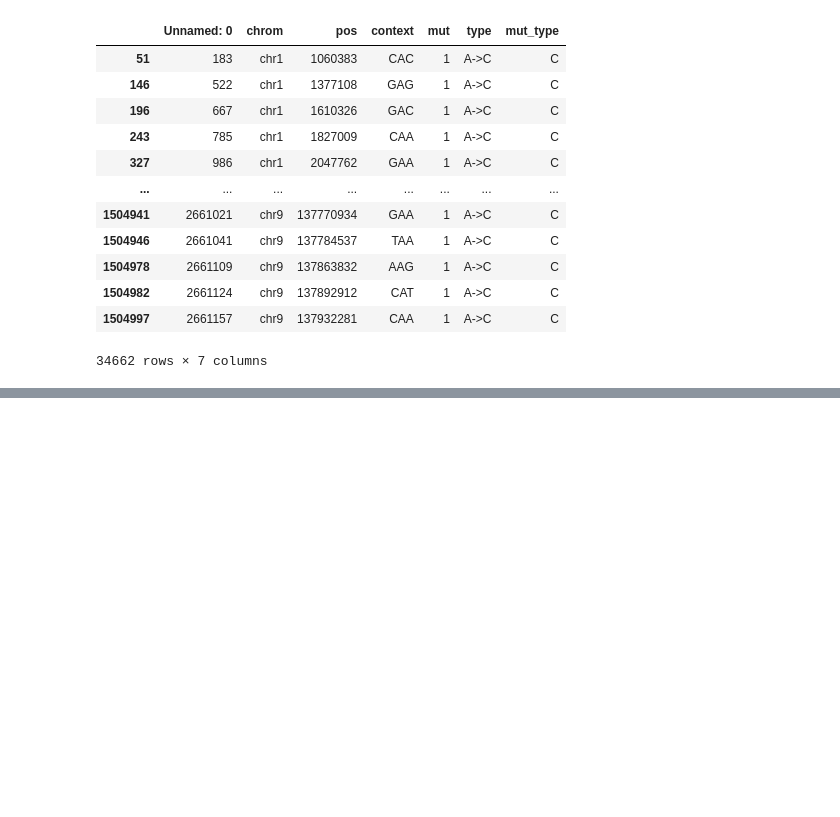
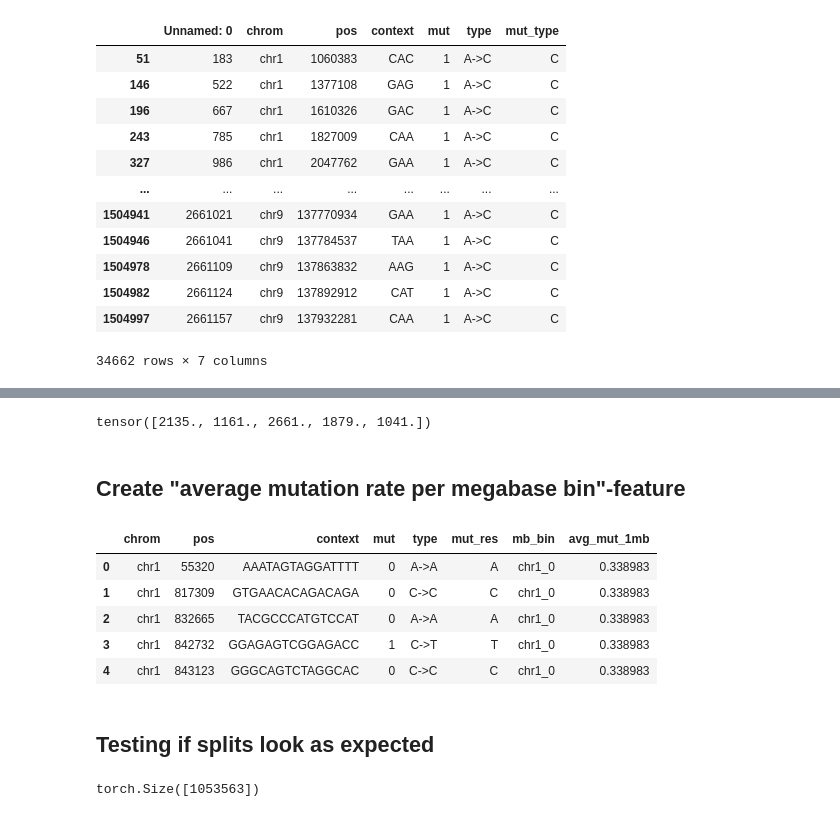
Before and after one commit to grnimrod/mutation-probs-nn, a Jupyter notebook: src/experiments.ipynb, the cells around one changed output, grey strips where cells are left out. Saved outputs shown, nothing was run; the diff lists cells and outputs as text; code cells hidden in the pictures; blank space fills up the shorter version.

```diff
--- a/src/experiments.ipynb
+++ b/src/experiments.ipynb
@@ -329,0 +402,23 @@ df[df["mut_type"] == "C"]
+# %%
+X_region_train[:5]
+# %% [output]
+tensor([2135., 1161., 2661., 1879., 1041.])
+# %% [markdown]
+## Create "average mutation rate per megabase bin"-feature
+# %%
+df = pd.read_csv("/home/grnimrod/MutationAnalysis/Nimrod/data/raw/DNM_15mer_v1.tsv", sep="\t")
+
+df["mut_res"] = df["type"].str[-1]
+
+df["mb_bin"] = df["chrom"] + "_" + (df["pos"] // 1_000_000).astype(str)
+
+df["avg_mut_1mb"] = df.groupby("mb_bin")["mut"].transform("mean")
+# %%
+df.head()
+# %% [output]
+|  | chrom | pos | context | mut | type | mut_res | mb_bin | avg_mut_1mb |
+| 0 | chr1 | 55320 | AAATAGTAGGATTTT | 0 | A->A | A | chr1_0 | 0.338983 |
+| 1 | chr1 | 817309 | GTGAACACAGACAGA | 0 | C->C | C | chr1_0 | 0.338983 |
+| 2 | chr1 | 832665 | TACGCCCATGTCCAT | 0 | A->A | A | chr1_0 | 0.338983 |
+| 3 | chr1 | 842732 | GGAGAGTCGGAGACC | 1 | C->T | T | chr1_0 | 0.338983 |
+| 4 | chr1 | 843123 | GGGCAGTCTAGGCAC | 0 | C->C | C | chr1_0 | 0.338983 |
@@ -329,0 +427,2 @@ df[df["mut_type"] == "C"]
+# %% [markdown]
+## Testing if splits look as expected
@@ -329,0 +431,4 @@ df[df["mut_type"] == "C"]
+# %%
+X_region_train.shape
+# %% [output]
+torch.Size([1053563])
```
Also changed, not shown: parts of 14 cells of this notebook.
